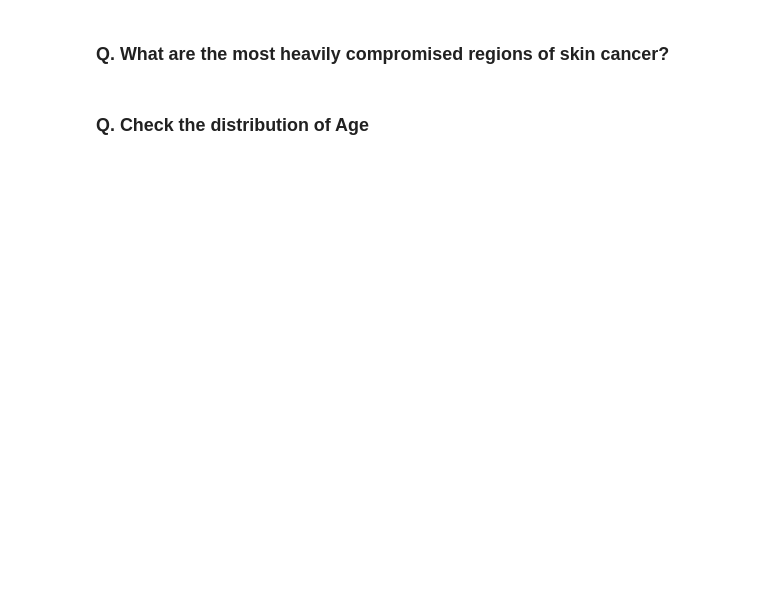
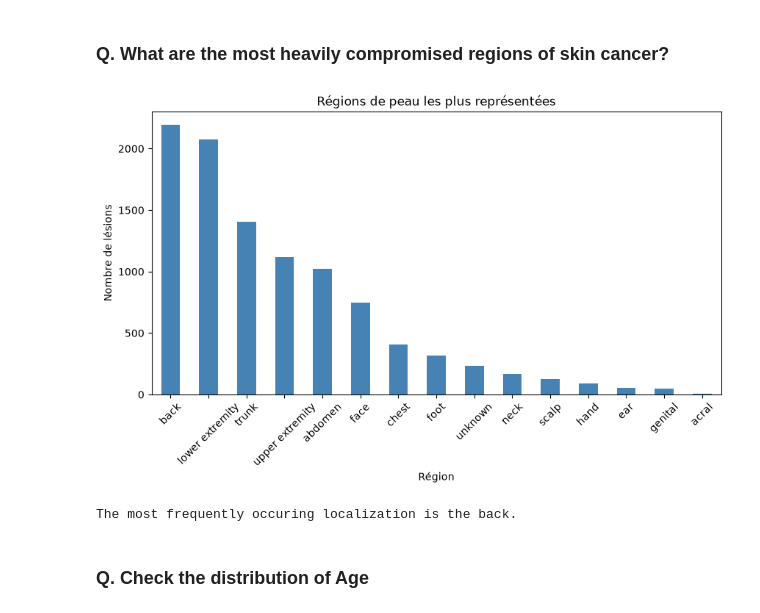
Before and after one commit to rgnseca/ML-AI_tutorials, a Jupyter notebook: Deep_Learning_Lab_Assignments/exercise_4_skin-cancer_assignment.ipynb, the cells around one changed output. Cells and saved outputs as stored; diff of their text form; code cells hidden in the pictures; blank space fills up the shorter version.

```diff
--- a/Deep_Learning_Lab_Assignments/exercise_4_skin-cancer_assignment.ipynb
+++ b/Deep_Learning_Lab_Assignments/exercise_4_skin-cancer_assignment.ipynb
@@ -187,2 +186,20 @@ The Technical Validation has been done by either of the following methods:<br>
+# %%
+
+skin_df["localization"].value_counts().plot(
+    kind="bar",
+    figsize=(10, 5),
+    color="steelblue"
+)
+
+plt.title("Régions de peau les plus représentées")
+plt.xlabel("Région")
+plt.ylabel("Nombre de lésions")
+plt.xticks(rotation=45)
+plt.show()
+
+print("The most frequently occuring localization is the back.")
+# %% [output]
+[figure, added]
+The most frequently occuring localization is the back.
 # %% [markdown]
 ### **Q. Check the distribution of Age**
```
Also changed, not shown: parts of 37 cells of this notebook, 3 other files.
